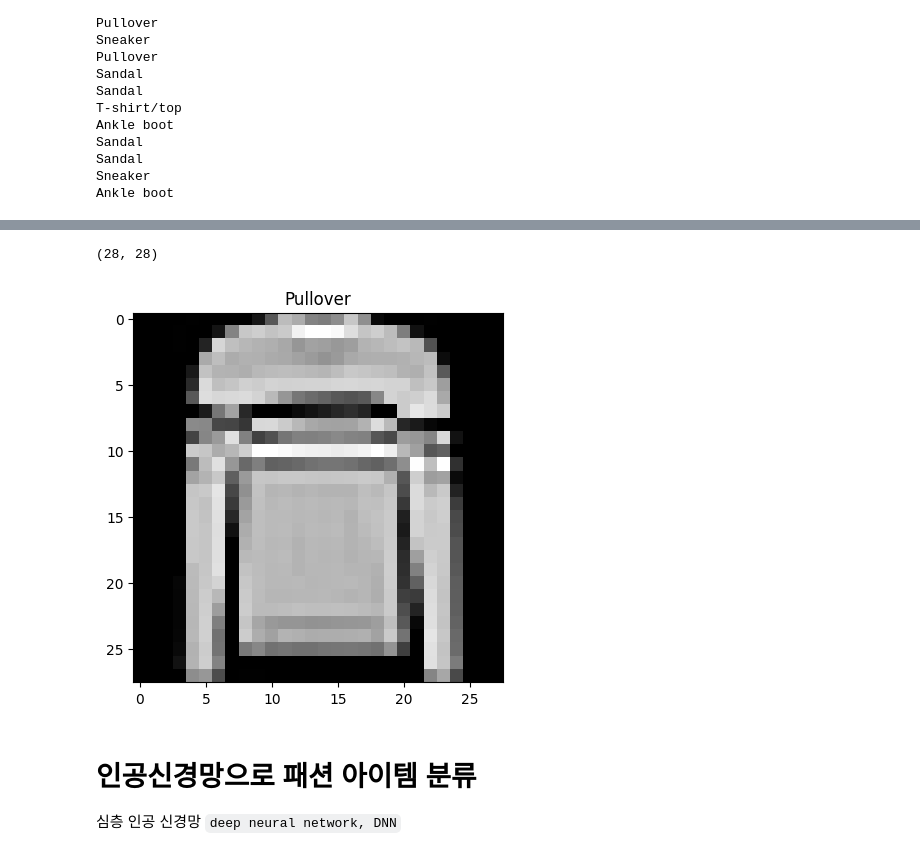
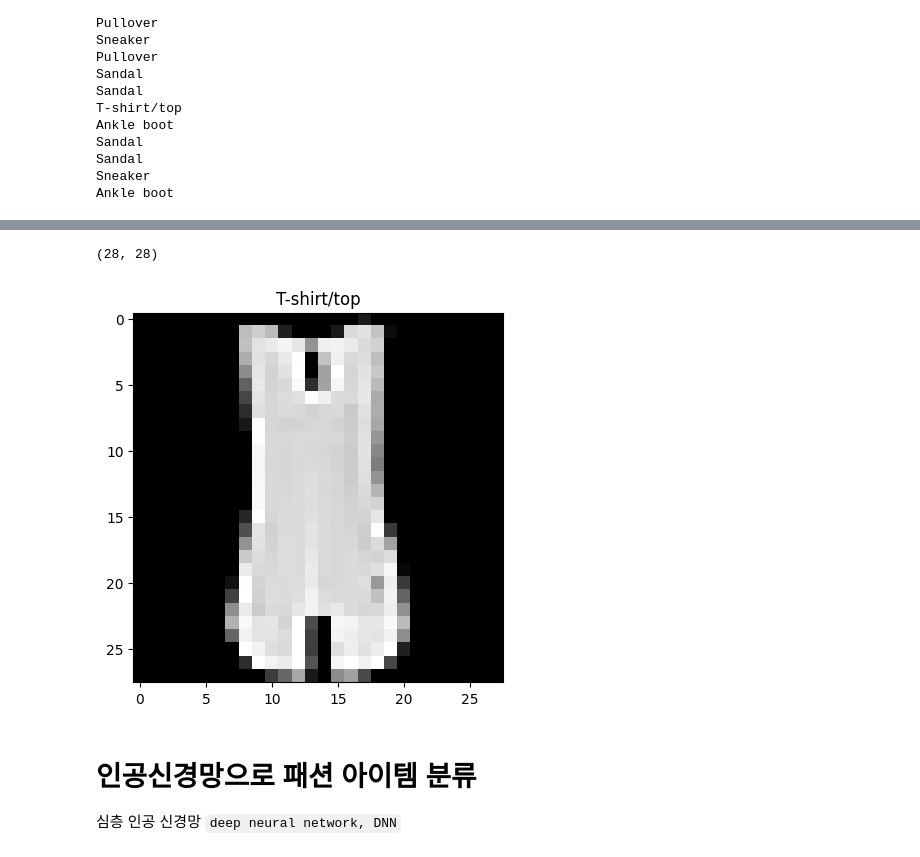
Before and after one commit to zihvvan/DeepLearning, a Jupyter notebook: sunghuncho/ch09_DL_03_DNN_sunghuncho.ipynb, the cells around one changed output, grey strips where cells are left out. Saved outputs shown, nothing was run; the diff lists cells and outputs as text; code cells hidden in the pictures.

```diff
--- a/sunghuncho/ch09_DL_03_DNN_sunghuncho.ipynb
+++ b/sunghuncho/ch09_DL_03_DNN_sunghuncho.ipynb
@@ -170,18 +163,18 @@ Ankle boot
 * Fashion MNIST에서 이미지의 크기는 28 x 28, 색상 채널은 흑백 1가지 → 입력 x의 특징값 총개 수는 28 x 28 x 1개, 즉 784개
 # %%
 # 개별 이미지 보기 (0~15)
-idx = 5 #@param {"type":"number"}
+idx = 4 #@param {"type":"number"}
 
 item_img = images[idx] # 첫번째 이미지 꺼내기
 item_npimg = item_img.squeeze().numpy() # squeeze하고 numpy를 통해 넘파이 행렬로 만들기
 
 plt.title(CLASSES[labels[idx].item()]) # 종류 보기
 print(item_npimg.shape)
 plt.imshow(item_npimg, cmap='gray')
 plt.show()
 # %% [output]
 (28, 28)
-[figure, old version]
+[figure, new version]
 # %% [markdown]
 # 인공신경망으로 패션 아이템 분류
 심층 인공 신경망 `deep neural network, DNN`
```
Also changed, not shown: parts of 27 cells of this notebook.
